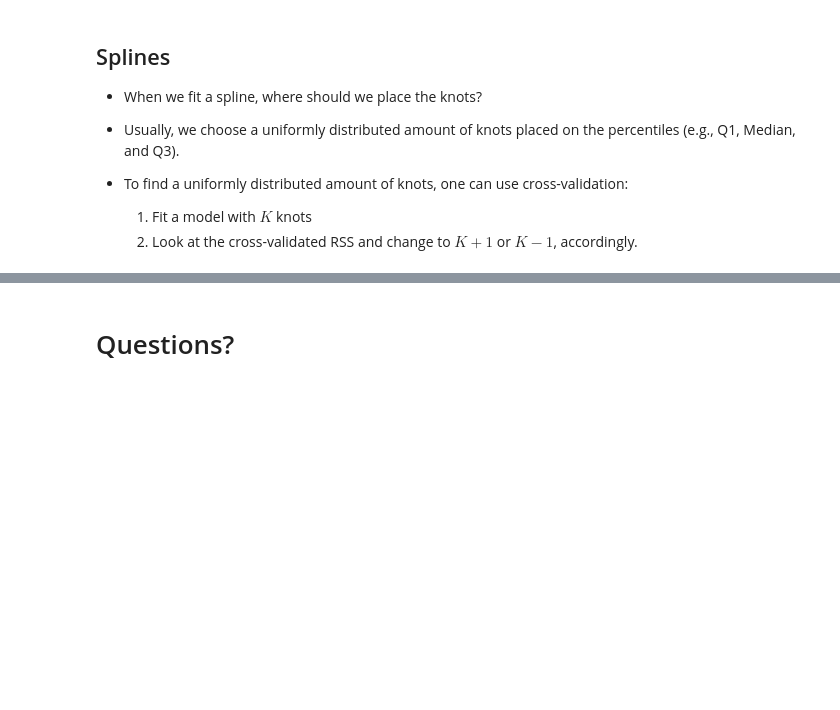
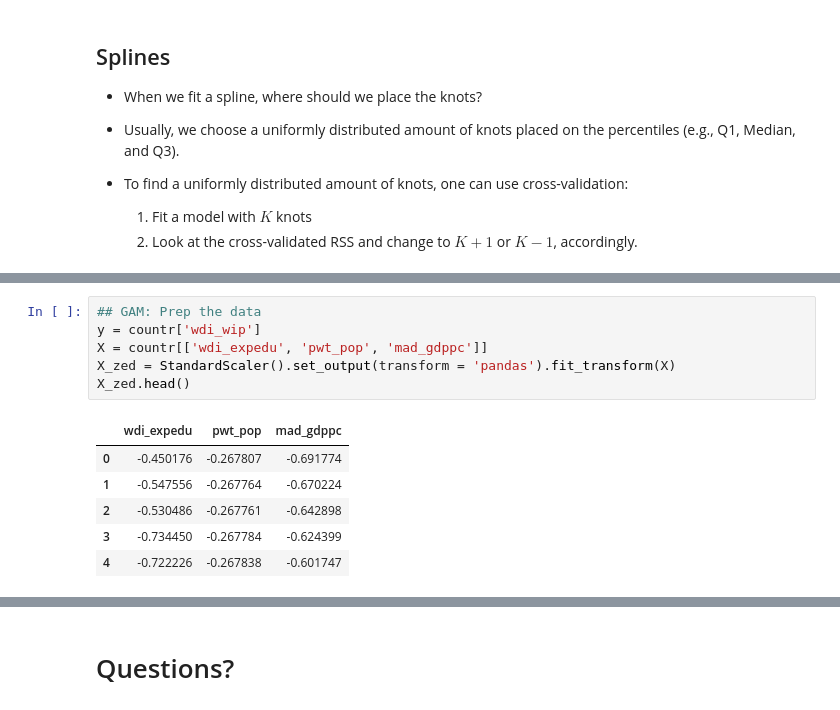
Before and after one commit to umbertomig/POLI175public, a Jupyter notebook: lectures/lecture17.ipynb, the cells around one changed output, grey strips where cells are left out. Cells and saved outputs as stored; diff of their text form; blank space fills up the shorter version.

```diff
--- a/lectures/lecture17.ipynb
+++ b/lectures/lecture17.ipynb
@@ -454,0 +370,13 @@ plt.show()
+# %%
+## GAM: Prep the data
+y = countr['wdi_wip']
+X = countr[['wdi_expedu', 'pwt_pop', 'mad_gdppc']]
+X_zed = StandardScaler().set_output(transform = 'pandas').fit_transform(X)
+X_zed.head()
+# %% [output]
+|  | wdi_expedu | pwt_pop | mad_gdppc |
+| 0 | -0.450176 | -0.267807 | -0.691774 |
+| 1 | -0.547556 | -0.267764 | -0.670224 |
+| 2 | -0.530486 | -0.267761 | -0.642898 |
+| 3 | -0.734450 | -0.267784 | -0.624399 |
+| 4 | -0.722226 | -0.267838 | -0.601747 |
```
Also changed, not shown: parts of 55 cells of this notebook, 5 other files.
